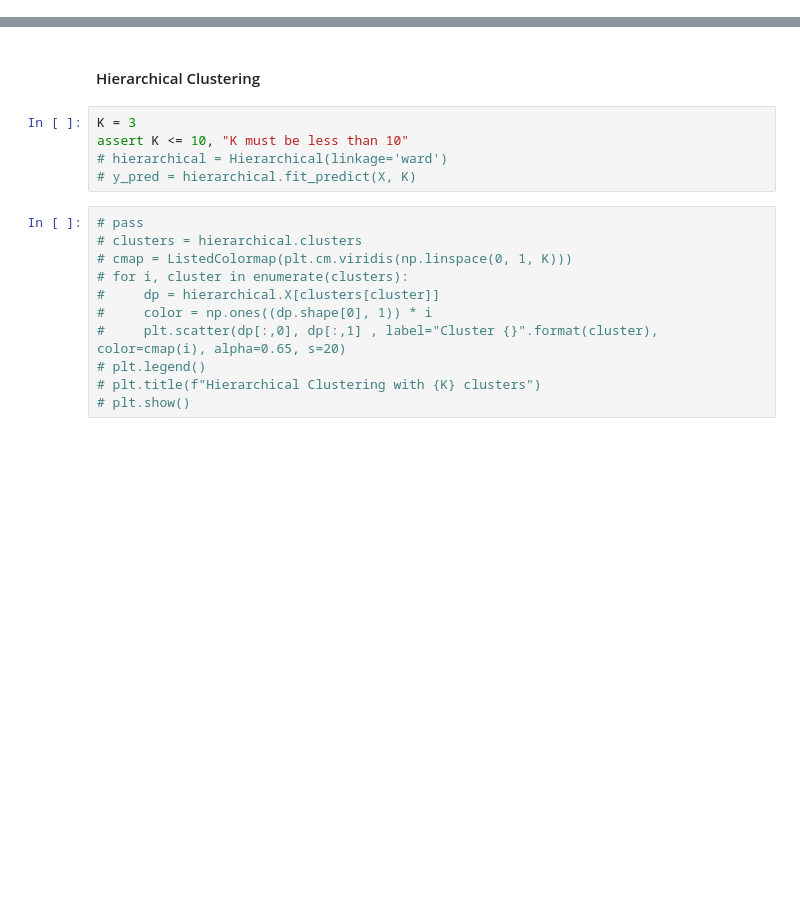
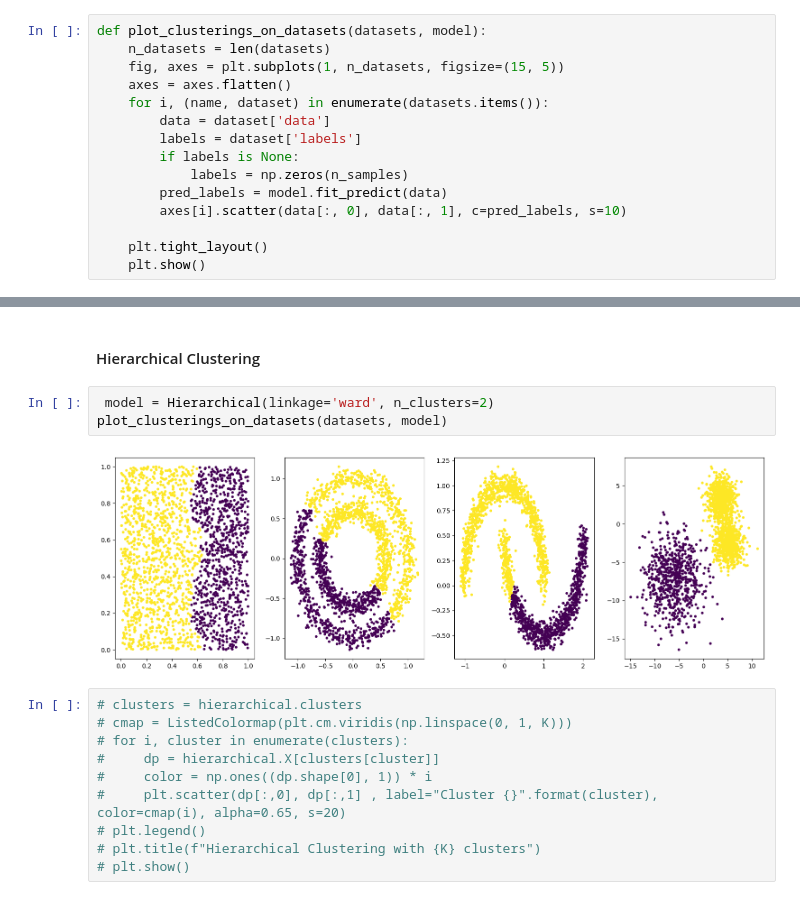
Before and after one commit to jhrudden/ML-Mono, a Jupyter notebook: notebooks/Clustering.ipynb, the cells around one changed output, grey strips where cells are left out. Drawn from its saved outputs; the diff is of its cells as text; blank space fills up the shorter version.

Commit message:
add plots for agglomerative clustering. Speed needs some help

```diff
--- a/notebooks/Clustering.ipynb
+++ b/notebooks/Clustering.ipynb
@@ -11,6 +11,21 @@ import utils as ut
 from unsupervised.clustering import Hierarchical, GaussianMixture, KMeans
 
 plt.style.use('seaborn-v0_8-pastel')
+# %%
+def plot_clusterings_on_datasets(datasets, model):
+    n_datasets = len(datasets)
+    fig, axes = plt.subplots(1, n_datasets, figsize=(15, 5))
+    axes = axes.flatten()
+    for i, (name, dataset) in enumerate(datasets.items()):
+        data = dataset['data']
+        labels = dataset['labels']
+        if labels is None:
+            labels = np.zeros(n_samples)
+        pred_labels = model.fit_predict(data)
+        axes[i].scatter(data[:, 0], data[:, 1], c=pred_labels, s=10)
+
+    plt.tight_layout()
+    plt.show()
 # %% [markdown]
 ### Goal replicate similar visualizations for each clustering algorithm as is present on [SKLearn's Clustering page](https://scikit-learn.org/stable/modules/clustering.html)
 # %%
@@ -101,12 +92,11 @@ plt.show()
 # %% [markdown]
 #### Hierarchical Clustering
-# %%
-K = 3
-assert K <= 10, "K must be less than 10"
-# hierarchical = Hierarchical(linkage='ward')
-# y_pred = hierarchical.fit_predict(X, K)
+# %%
+ model = Hierarchical(linkage='ward', n_clusters=2)
+plot_clusterings_on_datasets(datasets, model)
+# %% [output]
+[figure, added]
 # %%
-# pass
 # clusters = hierarchical.clusters
 # cmap = ListedColormap(plt.cm.viridis(np.linspace(0, 1, K)))
 # for i, cluster in enumerate(clusters):
```
Also changed, not shown: parts of 4 cells of this notebook, 1 other file.
